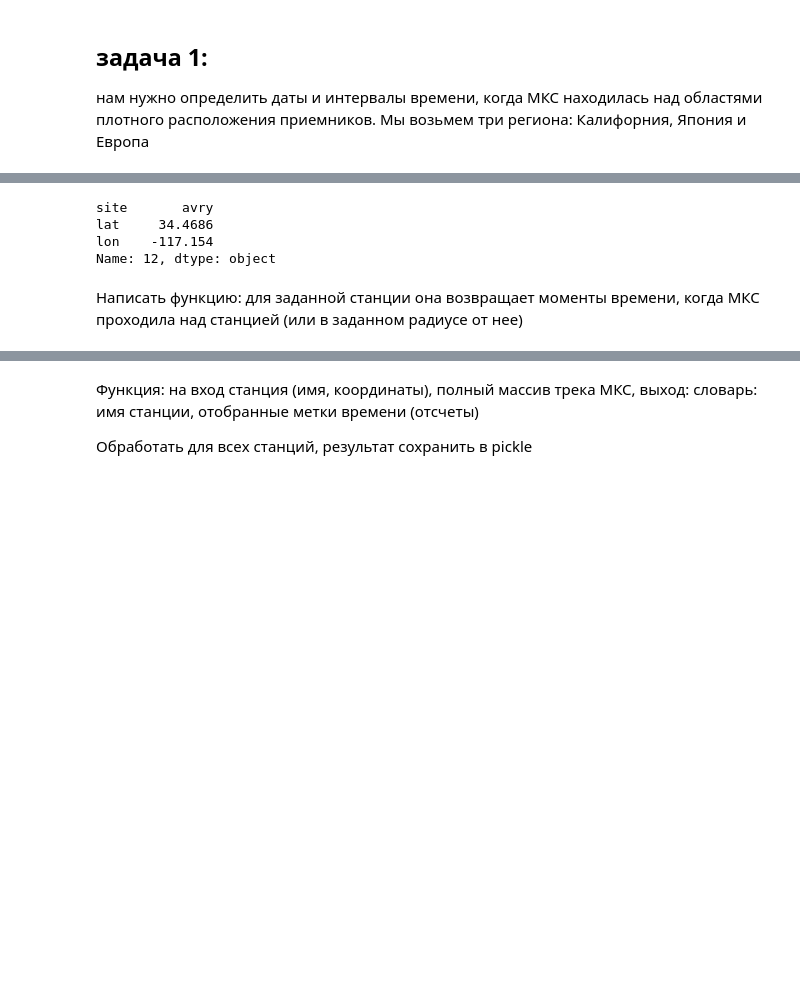
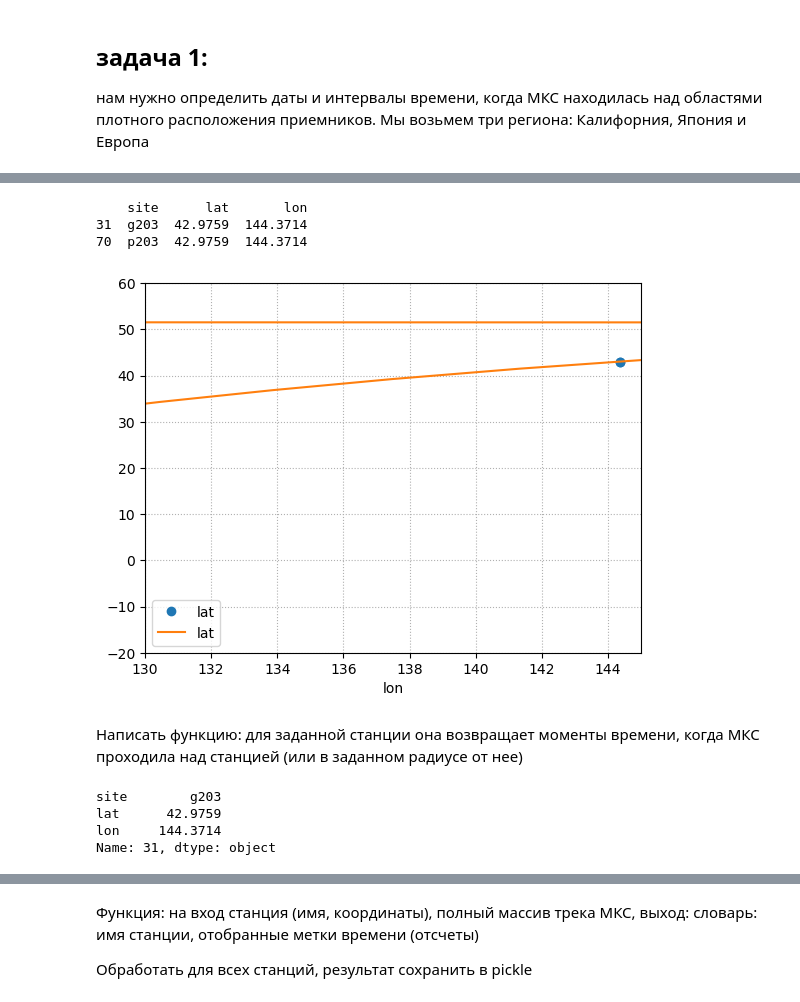
Before and after one commit to Aanks26/Determination_of_the_space-time_intervals_of_observation_of_the_ISS_by_GNSS_points, a Jupyter notebook: ISS_GNSS.ipynb, the cells around one changed output, grey strips where cells are left out. Cells and saved outputs as stored; diff of their text form; code cells hidden in the pictures; blank space fills up the shorter version.

```diff
--- a/ISS_GNSS.ipynb
+++ b/ISS_GNSS.ipynb
@@ -94,0 +101,3 @@ stations
+# %%
+sites = stations[1]
+sites
@@ -95,13 +118,27 @@ stations
 # %%
-site = sites.iloc[12]
-site
+m = sites[(sites['lon'] > 144) & (sites['lat'] < 44)]
+print(m)
+fig, ax = plt.subplots(1)
+m.plot(x='lon', y='lat', marker='o', ls=' ', ax=ax)
+minute_resolution[:120].plot(x='lon', y='lat',ax=ax)
+plt.xlim(130, 145)
+plt.ylim(-20, 60)
+plt.grid(ls=":")
 # %% [output]
-site       avry
-lat     34.4686
-lon    -117.154
-Name: 12, dtype: object
+    site      lat       lon
+31  g203  42.9759  144.3714
+70  p203  42.9759  144.3714
+[figure, added]
 # %% [markdown]
 Написать функцию: для заданной станции она возвращает моменты времени, когда МКС проходила над станцией (или в заданном радиусе от нее)
+# %%
+site = sites.iloc[31]
+print(site)
+# %% [output]
+site        g203
+lat      42.9759
+lon     144.3714
+Name: 31, dtype: object
 # %%
 def when_iss_passed(station, iss_track, r = 0):
     radius = r / (2 * 6371)
```
Also changed, not shown: parts of 35 cells of this notebook.
